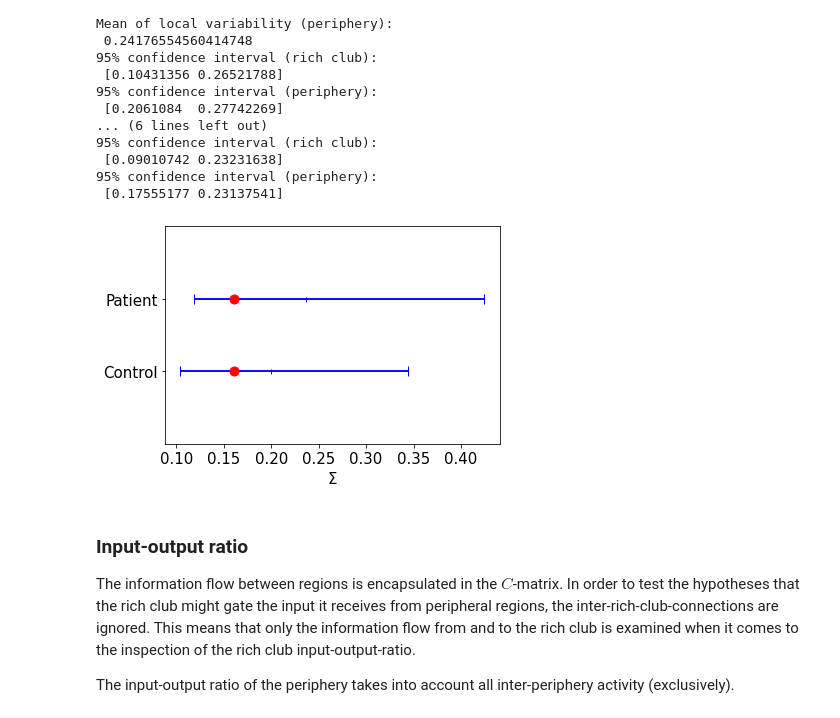
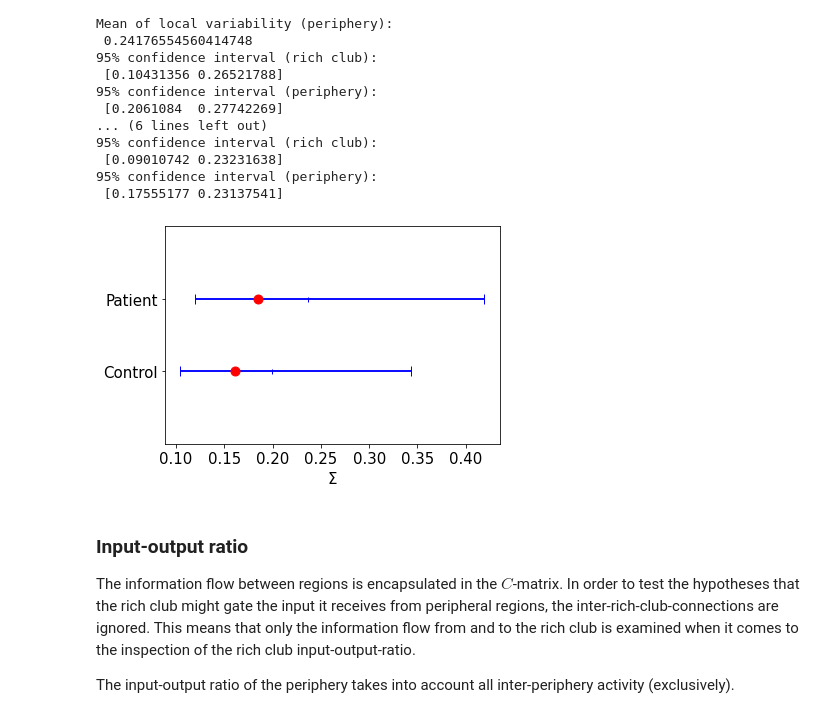
Before and after one commit to bjoernkoehn21/Reproduce-results-from-Senden-paper, a Jupyter notebook: schizophrenics_EC_analysis.ipynb, the cells around one changed output. Saved outputs shown, nothing was run; the diff lists cells and outputs as text; code cells hidden in the pictures.

Commit message:
#5 -- introduce seed 0

```diff
--- a/schizophrenics_EC_analysis.ipynb
+++ b/schizophrenics_EC_analysis.ipynb
@@ -859,16 +861,16 @@ local_var_patients = Sigma_mod_patients[:, :].diagonal()
 local_var = local_var_patients
 rc_var = local_var[mask_rc]
 periph_var = local_var[~mask_rc]
-mean_rc_var = rc_var.mean() # avarage over regions
+mean_rc_var_patients = rc_var.mean() # avarage over regions
 mean_periph_var = periph_var.mean() # avarage over regions
 conf_int_rc = np.array(stt.t.interval(
-    0.95, rc_var.shape[0]-1, loc=mean_rc_var,
+    0.95, rc_var.shape[0]-1, loc=mean_rc_var_patients,
     scale=stt.sem(rc_var)))
 conf_int_periph = np.array(stt.t.interval(
     0.95, periph_var.shape[0]-1, loc=mean_periph_var,
     scale=stt.sem(periph_var)))
 print('\nPatients group:')
-print('Mean of local variability (rich club):\n', str(mean_rc_var))
+print('Mean of local variability (rich club):\n', str(mean_rc_var_patients))
 print('Mean of local variability (periphery):\n', str(mean_periph_var))
 print('95% confidence interval (rich club):\n', conf_int_rc)
 print('95% confidence interval (periphery):\n', conf_int_periph)
@@ -878,16 +880,16 @@ local_var_controls = Sigma_mod_controls[:, :].diagonal()
 local_var = local_var_controls
 rc_var = local_var[mask_rc]
 periph_var = local_var[~mask_rc]
-mean_rc_var = rc_var.mean() # avarage over regions
+mean_rc_var_controls = rc_var.mean() # avarage over regions
 mean_periph_var = periph_var.mean() # avarage over regions
 conf_int_rc = np.array(stt.t.interval(
-    0.95, rc_var.shape[0]-1, loc=mean_rc_var,
+    0.95, rc_var.shape[0]-1, loc=mean_rc_var_controls,
     scale=stt.sem(rc_var)))
 conf_int_periph = np.array(stt.t.interval(
     0.95, periph_var.shape[0]-1, loc=mean_periph_var,
     scale=stt.sem(periph_var)))
 print('\nControl group:')
-print('Mean of local variability (rich club):\n', str(mean_rc_var))
+print('Mean of local variability (rich club):\n', str(mean_rc_var_controls))
 print('Mean of local variability (periphery):\n', str(mean_periph_var))
 print('95% confidence interval (rich club):\n', conf_int_rc)
 print('95% confidence interval (periphery):\n', conf_int_periph)
@@ -917,16 +919,20 @@ roi_indexes = np.arange(n_rois)
 
 # Examine the patients group.
 samples_patients = np.zeros([n_samples])
+np.random.seed(seed)
 for i_sample in range(n_samples):
-    i_index_sample = np.random.choice(roi_indexes, size=6)
+    i_index_sample = np.random.choice(
+        roi_indexes, size=len(indexes_rich_club))
     mask_i_sample = np.zeros(n_rois, dtype=bool)
     mask_i_sample[i_index_sample] = True
     samples_patients[i_sample] = local_var_patients[mask_i_sample].mean()
 
 # Examine the control group.
 samples_controls = np.zeros([n_samples])
+np.random.seed(seed)
 for i_sample in range(n_samples):
-    i_index_sample = np.random.choice(roi_indexes, size=6)
+    i_index_sample = np.random.choice(
+        roi_indexes, size=len(indexes_rich_club))
     mask_i_sample = np.zeros(n_rois, dtype=bool)
     mask_i_sample[i_index_sample] = True
     samples_controls[i_sample] = local_var_controls[mask_i_sample].mean()
@@ -949,38 +955,38 @@ plt.plot(rankordered_samples.mean(), y[0], '|', color='b', markersize=5)
 plt.xticks(fontsize=fontsize)
 #plt.ylim([0.5, 5.5])
 plt.xlabel('$\Sigma$', fontsize=fontsize)
 
-if mean_rc_var > xerr[1] or mean_rc_var < xerr[0]:
+if mean_rc_var_patients > xerr[1] or mean_rc_var_patients < xerr[0]:
     formatstring = '.g'
 else:
     formatstring = '.r'
-plt.plot(mean_rc_var, y[0], formatstring, markersize=markersize)
+plt.plot(mean_rc_var_patients, y[0], formatstring, markersize=markersize)
 
 # Examine the control group.
 rankordered_samples = np.sort(samples_controls)
 rankordered_samples = rankordered_samples[25:9975]
 xerr = rankordered_samples[[0,-1]]
 
 y = np.ones([2])*0.5
 fontsize = 15
 markersize = 18
 
 plt.hlines(y, xmin=xerr[0], xmax=xerr[1], color='b')
 plt.plot(xerr, y, '|', color='b', markersize=10)
 plt.plot(rankordered_samples.mean(), y[0], '|', color='b', markersize=5)
 plt.yticks([0.5, 1], participant_type_labels, fontsize=fontsize)
 plt.xticks(fontsize=fontsize)
 plt.ylim([0, 1.5])
 plt.xlabel('$\Sigma$', fontsize=fontsize)
 
-if mean_rc_var > xerr[1] or mean_rc_var < xerr[0]:
+if mean_rc_var_controls > xerr[1] or mean_rc_var_controls < xerr[0]:
     formatstring = '.g'
 else:
     formatstring = '.r'
-plt.plot(mean_rc_var, y[0], formatstring, markersize=markersize)
+plt.plot(mean_rc_var_controls, y[0], formatstring, markersize=markersize)
 plt.show()
 # %% [output]
-[figure, old version]
+[figure, new version]
 # %% [markdown]
 ### Input-output ratio
 The information flow between regions is encapsulated in the $C$-matrix. In order to test the hypotheses that the rich club might gate the input it receives from peripheral regions, the inter-rich-club-connections are ignored. This means that only the information flow from and to the rich club is examined when it comes to the inspection of the rich club input-output-ratio.
```
Also changed, not shown: parts of 11 cells of this notebook, 18 other files.
